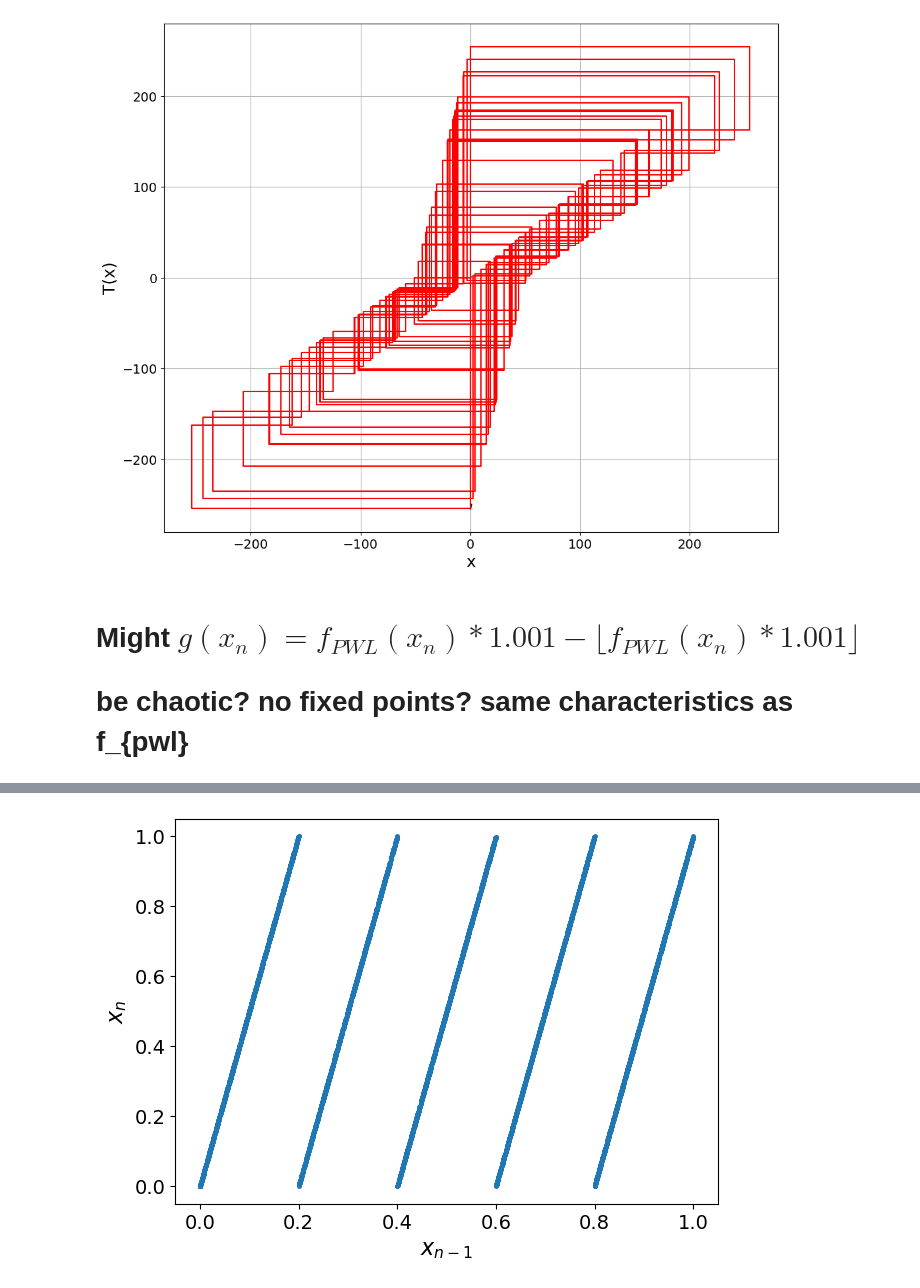
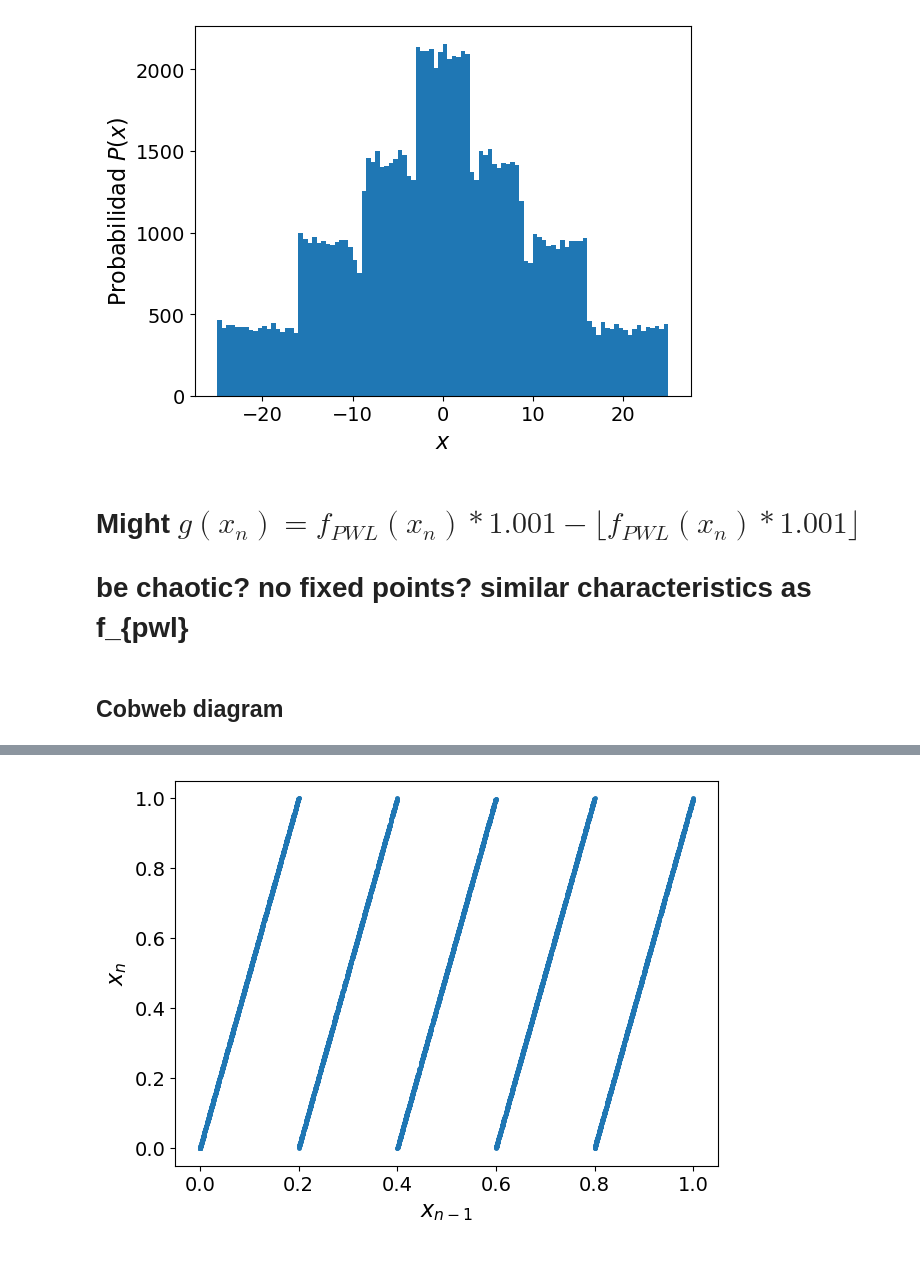
Before and after one commit to AlbertoSegura24/chaos_cryptography, a Jupyter notebook: chaos_generate.ipynb, the cells around one changed output, grey strips where cells are left out. Saved outputs shown, nothing was run; the diff lists cells and outputs as text; code cells hidden in the pictures; blank space fills up the shorter version.

```diff
--- a/chaos_generate.ipynb
+++ b/chaos_generate.ipynb
@@ -72,44 +45,32 @@ plt.show()
-# %%
-fig = plt.figure(figsize=(12,10))
-ax = fig.add_subplot()
-
-x = np.arange(0.1,1.1,0.02)
-y = []
-for i in range(len(x)):
-    y.append(ciphers.pwlm(x[i]))
-
-x0 = 0.23
-nmax =250
-
-px, py = np.empty((2,nmax+1))
-px[0], py[0] = x0, 0
-
-# Cobweb diagram
-
-for n in range(1, nmax, 2):
-    px[n] = px[n-1]
-    py[n] = ciphers.pwlm(px[n-1])
-    px[n+1] = py[n]
-    py[n+1] = py[n]
-
-ax.plot(x,y,'k')
-ax.plot(x,x)
-ax.plot(px,py,'r')
-
-#plt.title("Diagrama de Cobweb de la función PWL",fontsize=18)
-plt.xlabel('x',fontsize=18)
-plt.ylabel("T(x)",fontsize=18)
-plt.tick_params(labelsize=14)
-# plt.xlim(0,1)
-# plt.ylim(-0.02,1.02)
-plt.grid()
-
-plt.show()
-# %% [output]
-[figure, removed]
+# %%
+x_0 = 0.2
+nmax = 100000
+f_params = [0.8,5,4]
+orbit = np.empty(nmax)
+orbit[0] = x_0
+for i in range(1,nmax):
+    orbit[i] = maps.pwlm(orbit[i-1],f_params[0],f_params[1],f_params[2])
+
+
+
+
+plt.hist(orbit,bins=100)
+
+
+plt.xlabel('$x$',fontsize=16)
+# plt.ylim(0,0.25)}]
+plt.ylabel("Probabilidad $P(x)$",fontsize=16)
+plt.tick_params(axis='both',labelsize=14)
+
+#plt.ylim(min(count[1]),max(count[1]))
+plt.show()
+# %% [output]
+[figure, added]
 # %% [markdown]
 # Might $g(x_n)=f_{PWL}(x_n)*1.001-\lfloor  f_{PWL}(x_n)*1.001 \rfloor$
-# be chaotic? no fixed points? same characteristics as f_{pwl}
+# be chaotic? no fixed points? similar characteristics as f_{pwl}
+# %% [markdown]
+## Cobweb diagram
 # %%
 fig = plt.figure(figsize=(12,10))
 ax = fig.add_subplot()
```
Also changed, not shown: parts of 14 cells of this notebook, 2 other files.
